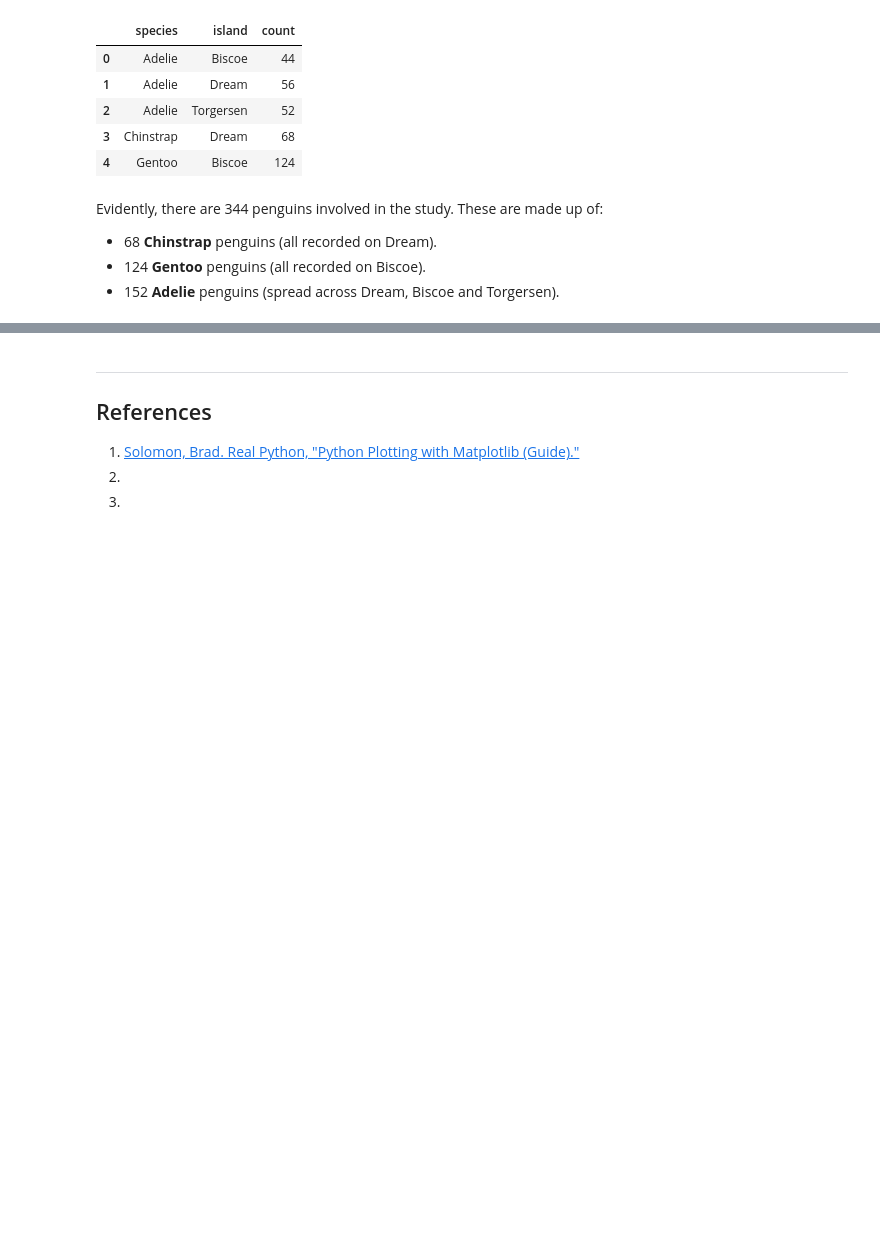
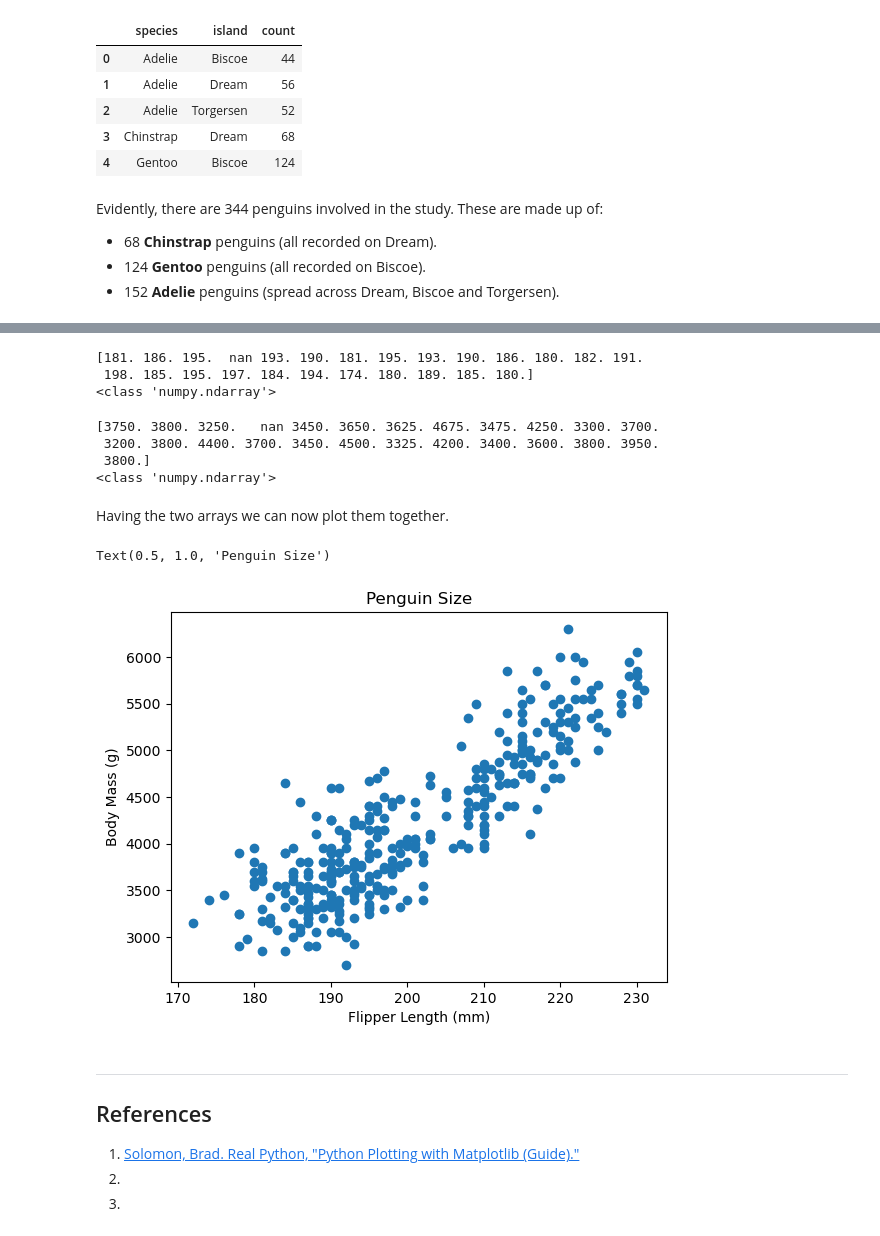
Before and after one commit to pcahillgit/principles-of-data-analytics, a Jupyter notebook: penguins.ipynb, the cells around one changed output, grey strips where cells are left out. Cells and saved outputs as stored; diff of their text form; code cells hidden in the pictures; blank space fills up the shorter version.

Commit message:
stateful plot

```diff
--- a/penguins.ipynb
+++ b/penguins.ipynb
@@ -107,3 +122,45 @@ Having an understanding of the structure of the data, it can now be analysed in
+# %%
+#Flipper length
+flength = df['flipper_length_mm'].to_numpy()
+
+#Show(first values)
+print(flength[:25])
+
+#Type
+print(type(flength))
+# %% [output]
+[181. 186. 195.  nan 193. 190. 181. 195. 193. 190. 186. 180. 182. 191.
+ 198. 185. 195. 197. 184. 194. 174. 180. 189. 185. 180.]
+<class 'numpy.ndarray'>
+# %%
+#body mass
+bmass = df['body_mass_g'].to_numpy()
+
+#Show(first values)
+print(bmass[:25])
+
+#Type
+print(type(bmass))
+# %% [output]
+[3750. 3800. 3250.   nan 3450. 3650. 3625. 4675. 3475. 4250. 3300. 3700.
+ 3200. 3800. 4400. 3700. 3450. 4500. 3325. 4200. 3400. 3600. 3800. 3950.
+ 3800.]
+<class 'numpy.ndarray'>
+# %% [markdown]
+Having the two arrays we can now plot them together.
+# %%
+#plotting
+plt.plot(flength, bmass, 'o')
+
+#Axis Labels
+plt.xlabel('Flipper Length (mm)')
+plt.ylabel('Body Mass (g)')
+
+#Title
+plt.title('Penguin Size')
+# %% [output]
+Text(0.5, 1.0, 'Penguin Size')
+[figure, added]
 # %% [markdown]
 ***
 ## References
```
Also changed, not shown: parts of 6 cells of this notebook.
